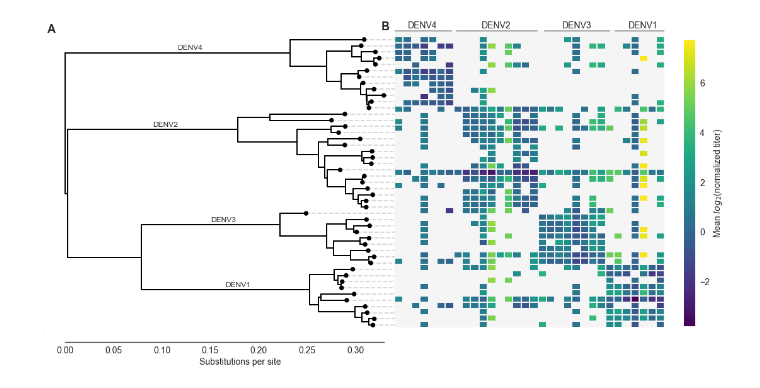
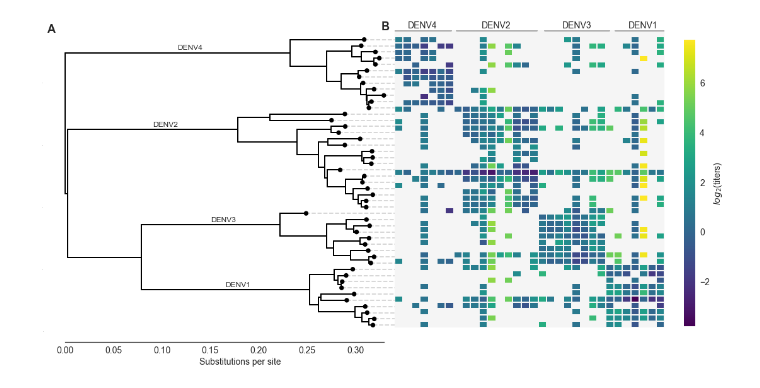
Before and after one commit to blab/dengue-antigenic-dynamics, a Jupyter notebook: figures/titer-tree-heatmap.ipynb, the cells around one changed output. Saved outputs shown, nothing was run; the diff lists cells and outputs as text; code cells hidden in the pictures.

Commit message:
Standardize figure legend units

```diff
--- a/figures/titer-tree-heatmap.ipynb
+++ b/figures/titer-tree-heatmap.ipynb
@@ -106,35 +106,35 @@ cbar_ax = fig.add_axes([1.65,0.05,0.03,0.9])
 plt.sca(tree_ax)
 plot_tree(tree, tree_ax)
 plt.sca(heatmap_ax)
 
 heatmap_ax.set_facecolor('whitesmoke')
-sns.heatmap(titers, ax=heatmap_ax, cbar_kws={'label': r'Mean $log_2$(normalized titer)'},
+sns.heatmap(titers, ax=heatmap_ax, cbar_kws={'label': r'$log_2$(titers)'},
             cmap='viridis',  yticklabels=False, xticklabels = False,
             cbar_ax=cbar_ax,linewidths=1,linecolor='whitesmoke')
 heatmap_ax.figure.axes[-1].yaxis.label.set_size(14)
 cbar_ax.tick_params(labelsize=14)
 
 
 serotype_order = ['DENV4', 'DENV2', 'DENV3', 'DENV1']
 serotype_proportion = {s: len([t for t in titers.columns.values if t.startswith(s)])/float(len(titers.columns.values)) for s in serotype_order}
 
 x0, xf = heatmap_ax.get_xlim()#0.,1.
 y0, yf = heatmap_ax.get_ylim()
 x=x0
 for serotype in serotype_order:
     length = xf*serotype_proportion[serotype]*0.95
     heatmap_ax.plot((x, x+length), (yf-1,yf-1), c='darkgray', lw=3)#, transform=heatmap_ax.transAxes)
     heatmap_ax.text((x+x+length)/2., -1, serotype, ha='center', va='bottom', fontsize=14)#transform=heatmap_ax.transAxes)
     x += length*1.1
 heatmap_ax.set_ylim(y0,yf-1)
 heatmap_ax.set_ylabel('')
 heatmap_ax.set_xlabel('')
 
 tree_ax.text(0, 1, 'A', va='top', fontdict={'fontsize': 18, 'fontweight': 'bold'}, transform=tree_ax.transAxes)
 heatmap_ax.text(-0.05, 1.03, 'B', va='top', fontdict={'fontsize': 18, 'fontweight': 'bold'}, transform=heatmap_ax.transAxes)
 plt.savefig('./png/titer_tree_heatmap.png', dpi=300, bbox_inches='tight')
 # %% [output]
-[figure, old version]
+[figure, new version]
 # %%
 # def split_serotypes(df, serotype_tip_order=serotype_tip_order):
 #     '''Return dictionary of {virus_rows: {sera_column: df}} for plotting heatmap small multiples'''
```
Also changed, not shown: 3 other files.
